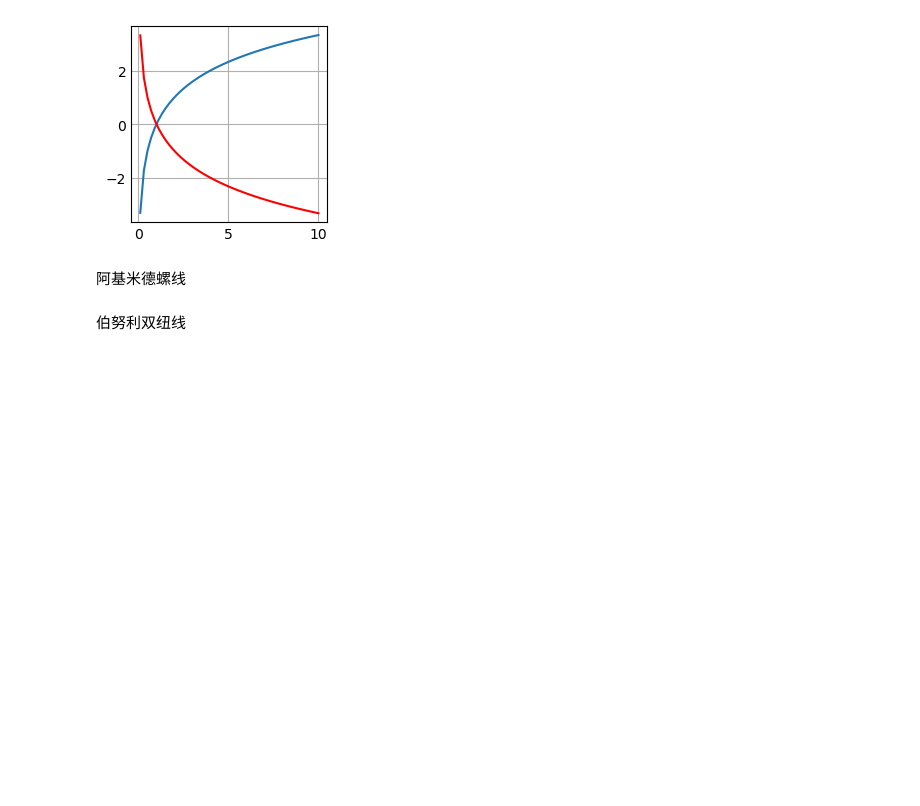
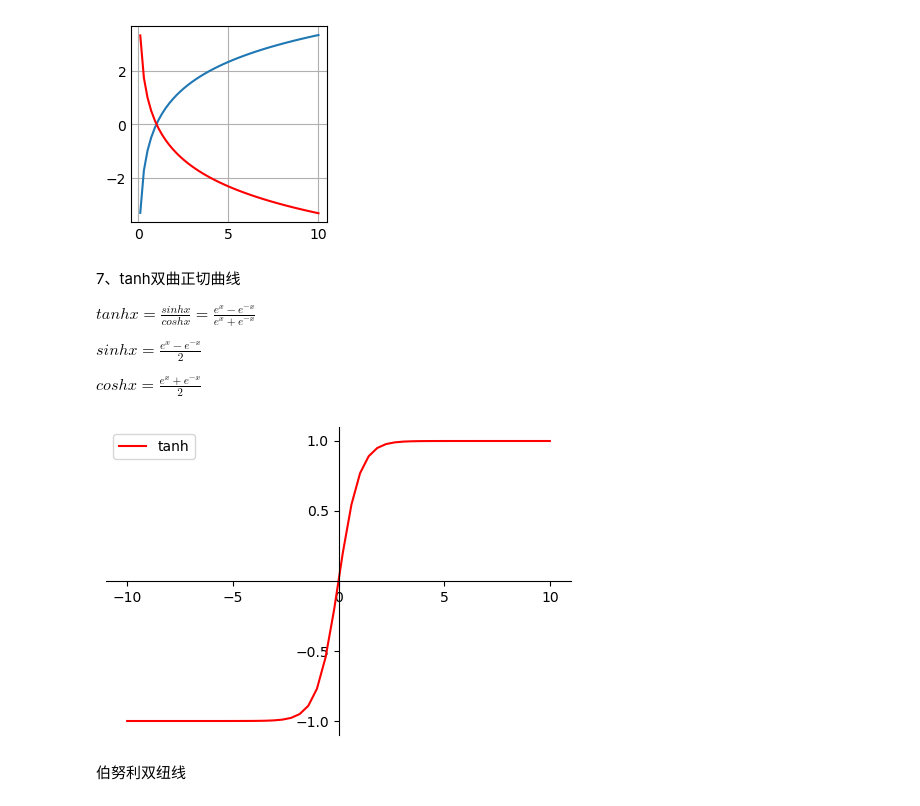
Before and after one commit to colamini/Blog, a Jupyter notebook: articles/工具篇/数学基础/常见函数方程及其图像.ipynb, the cells around one changed output. Saved outputs shown, nothing was run; the diff lists cells and outputs as text; code cells hidden in the pictures; blank space fills up the shorter version.

```diff
--- a/articles/工具篇/数学基础/常见函数方程及其图像.ipynb
+++ b/articles/工具篇/数学基础/常见函数方程及其图像.ipynb
@@ -271,7 +260,46 @@ plt.show()
 # %% [output]
 [figure]
 # %% [markdown]
-阿基米德螺线
+7、tanh双曲正切曲线
+
+
+$tanhx = \frac{sinhx}{coshx} = \frac{e^x-e^{-x}}{e^x+e^{-x}}$
+
+$sinhx = \frac{e^x-e^{-x}}{2}$
+
+$coshx = \frac{e^x+e^{-x}}{2}$
+# %%
+import math
+import matplotlib.pyplot as plt
+import numpy as np
+import matplotlib as mpl
+
+
+def tanh(x):
+    return (np.exp(x) - np.exp(-x)) / (np.exp(x) + np.exp(-x))
+
+fig = plt.figure(figsize=(6, 4))
+ax = fig.add_subplot(111)
+
+x = np.linspace(-10, 10)
+y = tanh(x)
+
+
+ax.spines['top'].set_color('none')
+ax.spines['right'].set_color('none')
+
+ax.xaxis.set_ticks_position('bottom')
+ax.spines['bottom'].set_position(('data', 0))
+ax.set_xticks([-10, -5, 0, 5, 10])
+ax.yaxis.set_ticks_position('left')
+ax.spines['left'].set_position(('data', 0))
+ax.set_yticks([-1, -0.5, 0.5, 1])
+
+plt.plot(x, y, label="tanh", color="red")
+plt.legend()
+plt.show()
+# %% [output]
+[figure, added]
 # %% [markdown]
 伯努利双纽线
 # %% [markdown]
```
Also changed, not shown: parts of 3 cells of this notebook.
